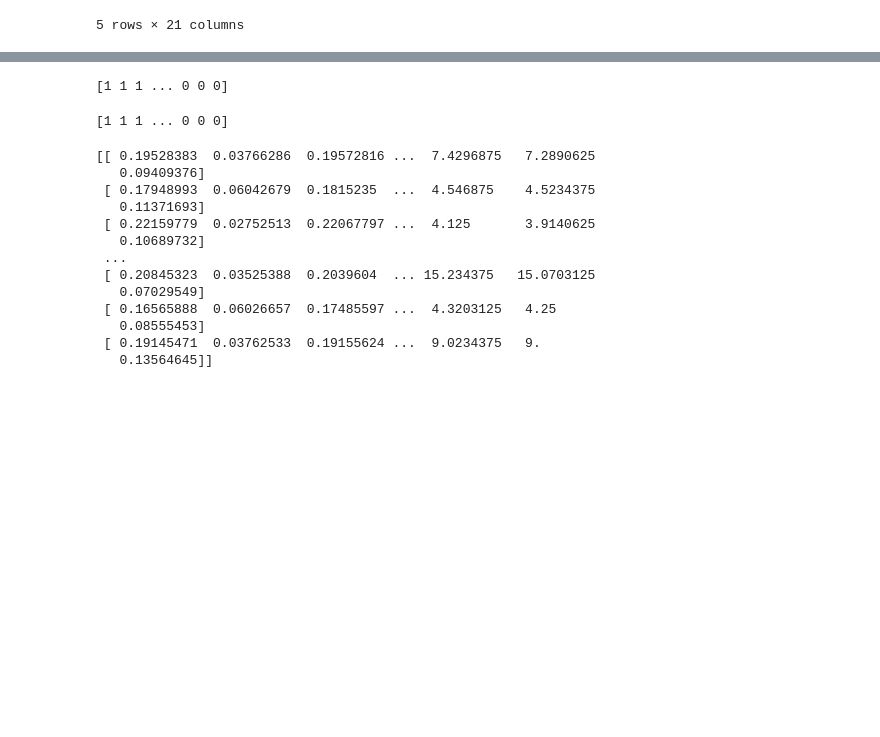
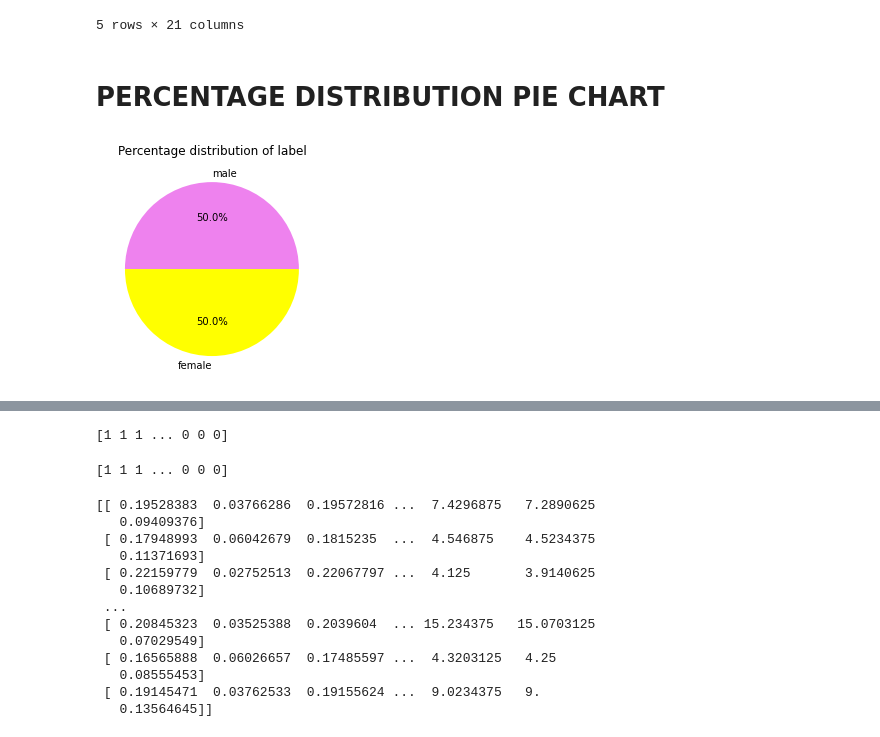
Before and after one commit to krishd1809/MALE-FEMALE-CLASSIFIER-USING-ML, a Jupyter notebook: MINOR APRIL.ipynb, the cells around one changed output, grey strips where cells are left out. Drawn from its saved outputs; the diff is of its cells as text; code cells hidden in the pictures; blank space fills up the shorter version.

```diff
--- a/MINOR APRIL.ipynb
+++ b/MINOR APRIL.ipynb
@@ -15,6 +15,18 @@ dataset.head()
 | 3 | 0.151228 | 0.072111 | 0.158011 | 0.096582 | 0.207955 | 0.111374 | 1.232831 | 4.177296 | 0.963322 | 0.727232 | ... | ... |
 | 4 | 0.135120 | 0.079146 | 0.124656 | 0.078720 | 0.206045 | 0.127325 | 1.101174 | 4.333713 | 0.971955 | 0.783568 | ... | ... |
 5 rows × 21 columns
+# %% [markdown]
+# PERCENTAGE DISTRIBUTION PIE CHART
+# %%
+count = dataset.pivot_table(columns=['label'], aggfunc='size')
+gender = [count[0], count[1]]
+pie_labels = ["male", "female"]
+colors = ['VIOLET', 'YELLOW']
+plt.pie(gender, labels=pie_labels, autopct="%1.1f%%", colors=colors)
+plt.title("Percentage distribution of label")
+plt.show()
+# %% [output]
+[figure, added]
 # %%
 X = dataset.iloc[:, :-1].values
 y = dataset.iloc[:, -1].values
```
Also changed, not shown: parts of 8 cells of this notebook.
